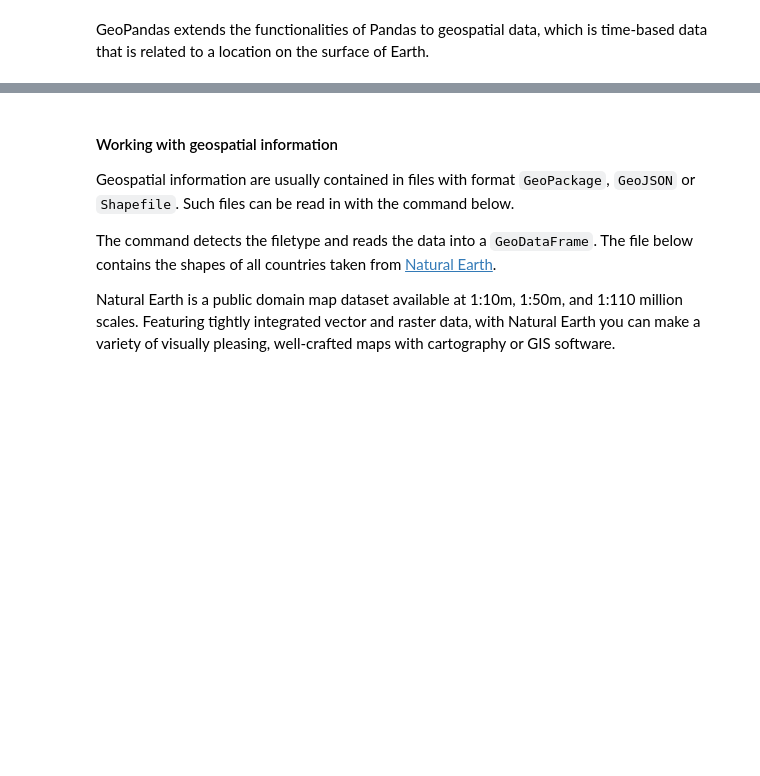
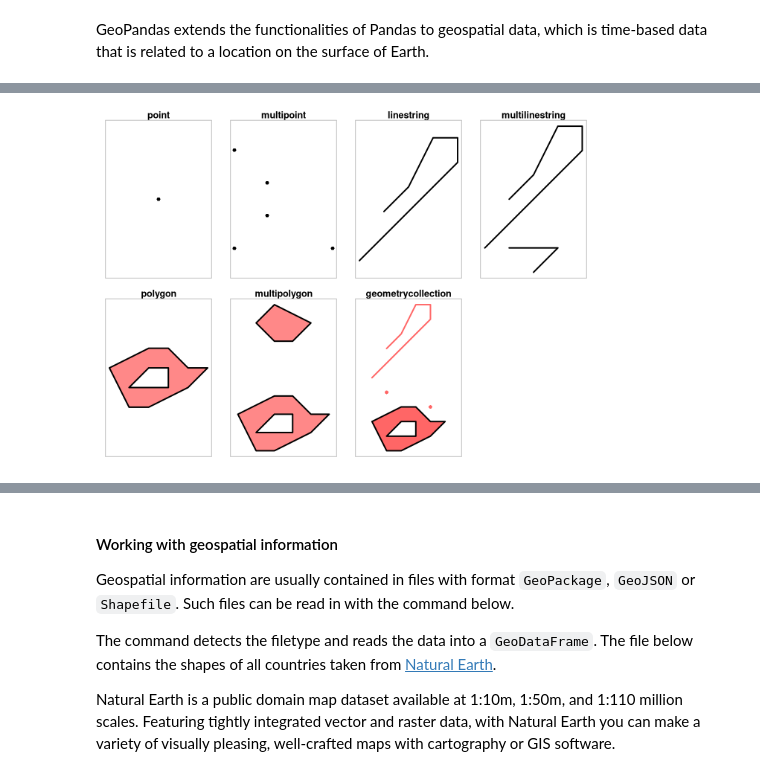
Before and after one commit to PriyeshGosai/ich-modeling-2025, a Jupyter notebook: lesson 4 Intro_to_GeoPandas.ipynb, the cells around one changed output, grey strips where cells are left out. Drawn from its saved outputs; the diff is of its cells as text; code cells hidden in the pictures; blank space fills up the shorter version.

Commit message:
Images

```diff
--- a/lesson 4 Intro_to_GeoPandas.ipynb
+++ b/lesson 4 Intro_to_GeoPandas.ipynb
@@ -65,0 +58,5 @@ Raster data is instead stored on a grid of pixels. Each pixel encodes the necess
+# %%
+from IPython.display import Image
+Image("images/geometry.png", width=500)
+# %% [output]
+[figure, added]
```
Also changed, not shown: parts of 4 cells of this notebook, 1 other file.
